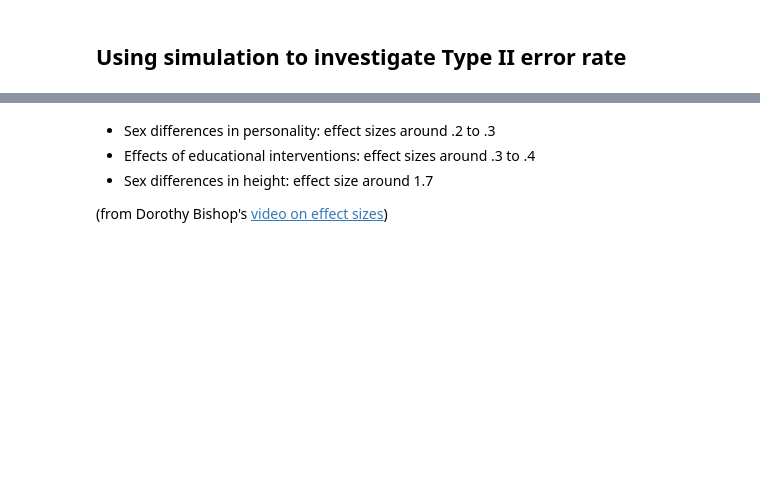
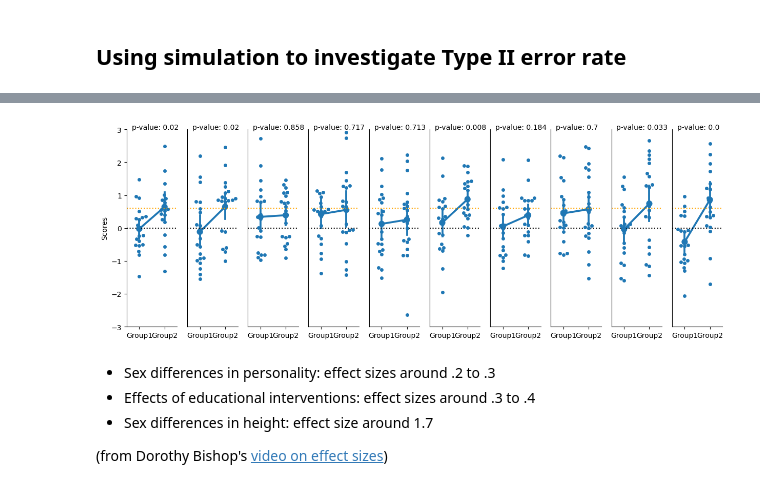
Before and after one commit to ethanweed/ExPsyLing, a Jupyter notebook: Notebooks/Simulation2.ipynb, the cells around one changed output, grey strips where cells are left out. Saved outputs shown, nothing was run; the diff lists cells and outputs as text; code cells hidden in the pictures; blank space fills up the shorter version.

```diff
--- a/Notebooks/Simulation2.ipynb
+++ b/Notebooks/Simulation2.ipynb
@@ -38,35 +43,37 @@ mean1 = 0
 n = 20
 effect_size = 0.6
 sd = 1
 
 #n1 = 10000
 #n2 = 10000
 
 
 experiments = 10
 
 fig, axes = plt.subplots(1, experiments, figsize=(15, 5))
 
 
 
 
 
 for i in range(experiments):
    group1 = np.random.normal(loc = mean1, scale = sd, size = n)
    group2 = np.random.normal(loc = mean1 + effect_size * sd, scale = sd, size = n)
    df = pd.DataFrame({'Group1': group1, 'Group2': group2}).melt(var_name = 'Group', value_name = 'Scores')
    sns.pointplot(data = df, x = 'Group', y = 'Scores', ax = axes[i])
    sns.swarmplot(data = df, x = 'Group', y = 'Scores', ax = axes[i])
    axes[i].set(xlabel=None)
    axes[i].set_ylim(-3, 3)
    axes[i].axhline(y = mean1, color = 'black', linestyle = 'dotted')
-   axes[i].axhline(y = effect_size, color = 'orange', linestyle = 'dotted')
+   axes[i].axhline(y = mean1 + effect_size * sd, color = 'orange', linestyle = 'dotted')
    sns.despine()
    if i > 0:
     axes[i].get_yaxis().set_visible(False)
    res = pg.ttest(group1,group2)
-   p = res['p-val'][0]
+   p = res['p-val'].iloc[0]
    axes[i].text(0.1, 1, 'p-value: ' + str(round(p,3)), transform=axes[i].transAxes)
+# %% [output]
+[figure, added]
 # %% [markdown]
 - Sex differences in personality: effect sizes around .2 to .3
 - Effects of educational interventions: effect sizes around .3 to .4
```
Also changed, not shown: parts of 16 cells of this notebook, 7 other files.
